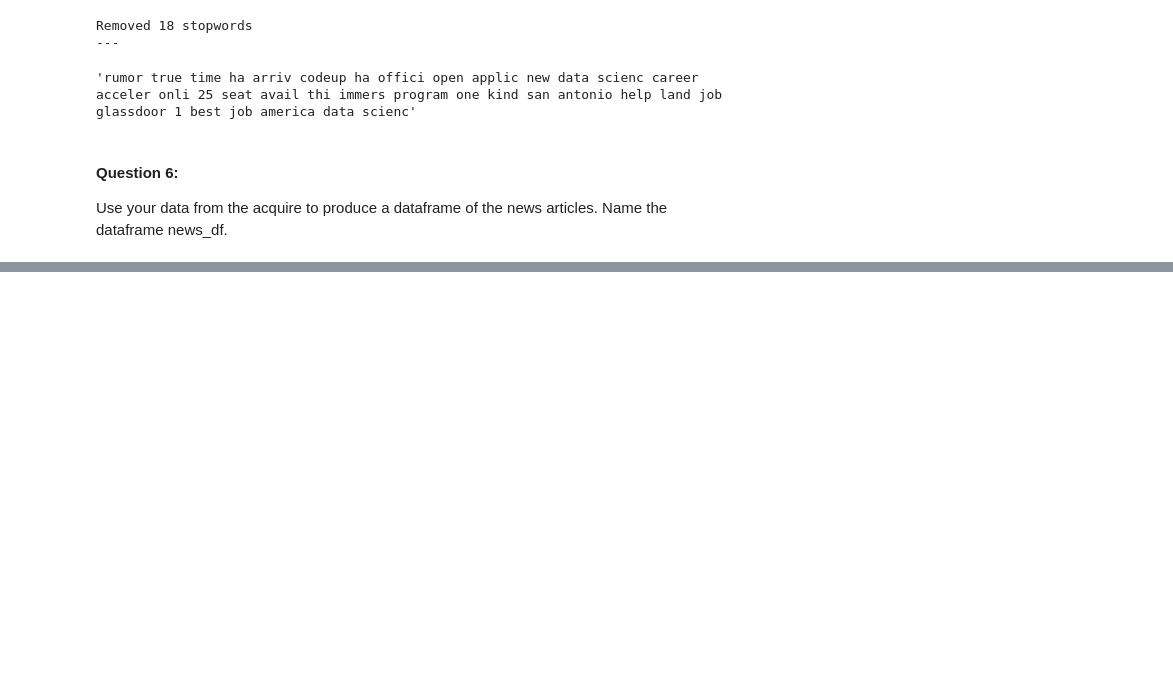
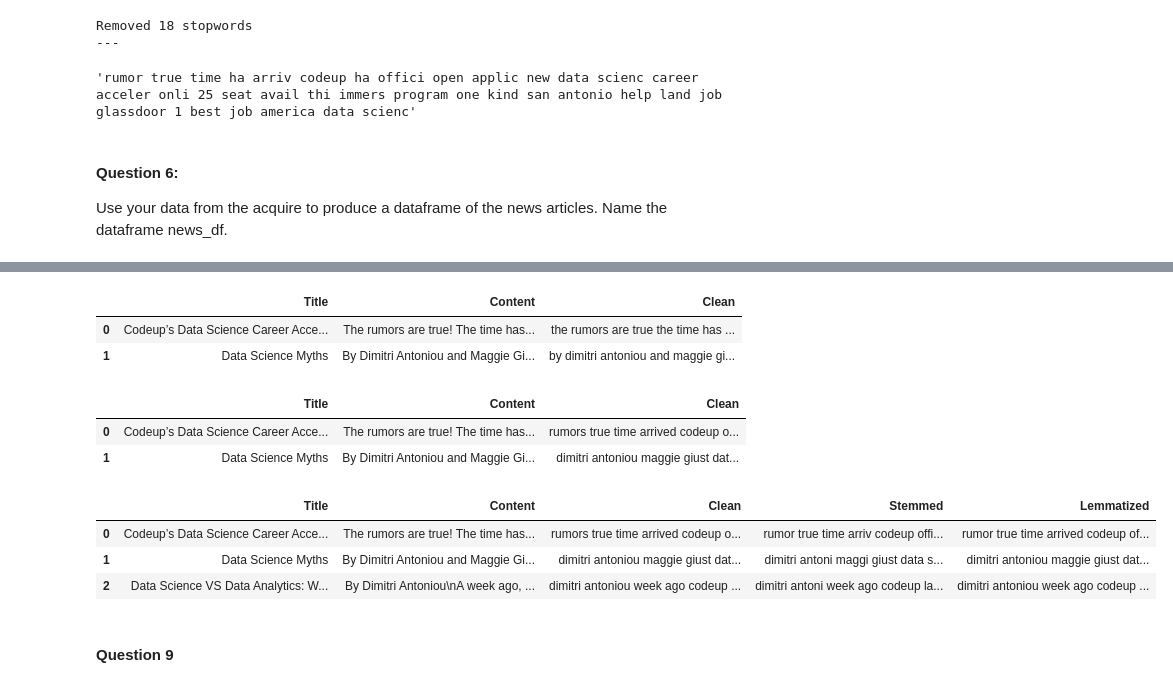
Before and after one commit to ForrestMccrosky/natural-language-processing-exercises, a Jupyter notebook: prepare_web_scraping_data.ipynb, the cells around one changed output, grey strips where cells are left out. Drawn from its saved outputs; the diff is of its cells as text; code cells hidden in the pictures; blank space fills up the shorter version.

```diff
--- a/prepare_web_scraping_data.ipynb
+++ b/prepare_web_scraping_data.ipynb
@@ -250,0 +267,15 @@ Use your data from the acquire to produce a dataframe of the news articles. Name
+# %%
+## making my list of articles
+
+article_list = ['https://codeup.com/codeups-data-science-career-accelerator-is-here/',
+                'https://codeup.com/data-science-myths/',
+                'https://codeup.com/data-science-vs-data-analytics-whats-the-difference/',
+                'https://codeup.com/10-tips-to-crush-it-at-the-sa-tech-job-fair/',
+                'https://codeup.com/competitor-bootcamps-are-closing-is-the-model-in-danger/'
+                ]
+# %%
+## getting my article's and their content
+
+codeup_df = a.process_articles(article_list)
+
+codeup_df.head()
@@ -250,0 +359,38 @@ Use your data from the acquire to produce a dataframe of the news articles. Name
+# %%
+## making Clean column w/ basic_clean function
+
+codeup_df['Clean'] = codeup_df['Content'].apply(basic_clean)
+
+codeup_df.head(2)
+# %% [output]
+|  | Title | Content | Clean |
+| 0 | Codeup’s Data Science Career Acce... | The rumors are true! The time has... | the rumors are true the time has ... |
+| 1 | Data Science Myths | By Dimitri Antoniou and Maggie Gi... | by dimitri antoniou and maggie gi... |
+# %%
+## tokenizing the Clean column with the tokenize function
+codeup_df['Clean'] = codeup_df['Clean'].apply(tokenize)
+
+## removing stopwords from the Clean column w/ function
+codeup_df['Clean'] = codeup_df['Clean'].apply(remove_stopwords)
+
+codeup_df.head(2)
+# %% [output]
+|  | Title | Content | Clean |
+| 0 | Codeup’s Data Science Career Acce... | The rumors are true! The time has... | rumors true time arrived codeup o... |
+| 1 | Data Science Myths | By Dimitri Antoniou and Maggie Gi... | dimitri antoniou maggie giust dat... |
+# %%
+codeup_df['Stemmed'] = codeup_df['Clean'].apply(stem) ## stemming the words from Clean
+
+
+## lemmatize the words from Clean
+codeup_df['Lemmatized'] = codeup_df['Clean'].apply(lemmatize)
+
+
+codeup_df.head(3)
+# %% [output]
+|  | Title | Content | Clean | Stemmed | Lemmatized |
+| 0 | Codeup’s Data Science Career Acce... | The rumors are true! The time has... | rumors true time arrived codeup o... | rumor true time arriv codeup offi... | rumor true time arrived codeup of... |
+| 1 | Data Science Myths | By Dimitri Antoniou and Maggie Gi... | dimitri antoniou maggie giust dat... | dimitri antoni maggi giust data s... | dimitri antoniou maggie giust dat... |
+| 2 | Data Science VS Data Analytics: W... | By Dimitri Antoniou\nA week ago, ... | dimitri antoniou week ago codeup ... | dimitri antoni week ago codeup la... | dimitri antoniou week ago codeup ... |
+# %% [markdown]
+#### Question 9
```
Also changed, not shown: parts of 14 cells of this notebook, 1 other file.
